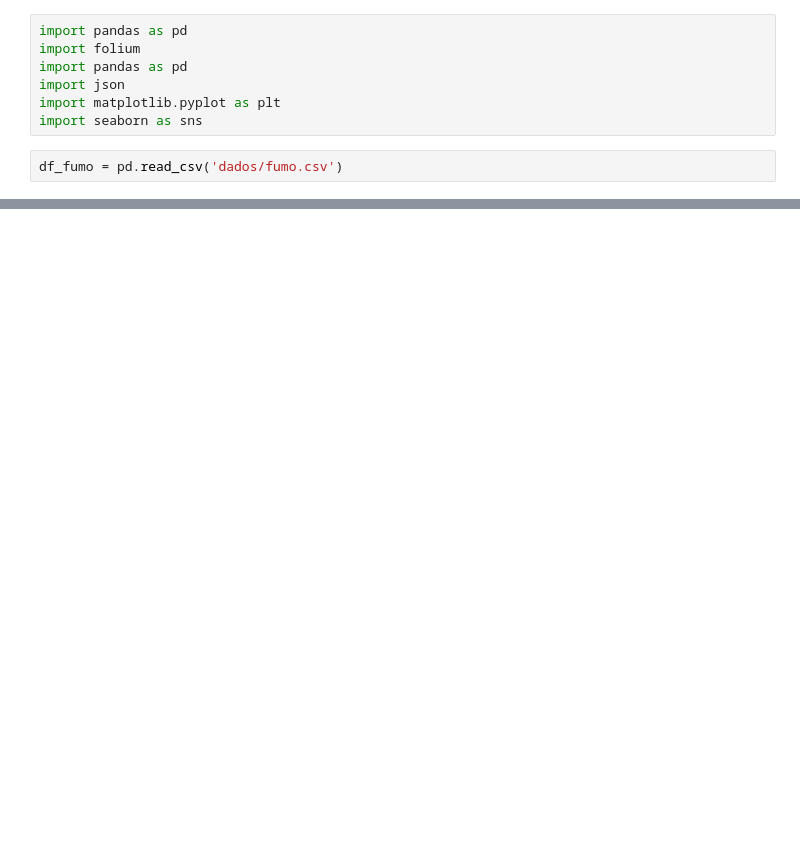
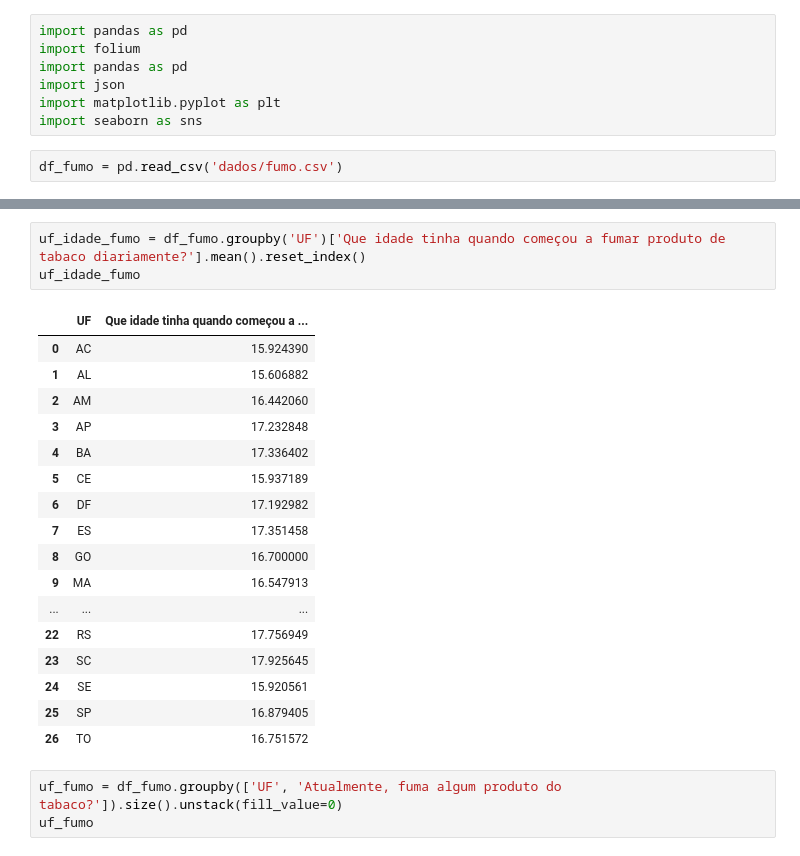
Before and after one commit to maafinotti/TCC-PNS, a Jupyter notebook: PNS_fumo.ipynb, the cells around one changed output, grey strips where cells are left out. Cells and saved outputs as stored; diff of their text form; blank space fills up the shorter version.

```diff
--- a/PNS_fumo.ipynb
+++ b/PNS_fumo.ipynb
@@ -33,0 +104,24 @@ Text(0.5, 1.0, 'Matriz de Correlação')
+# %%
+uf_idade_fumo = df_fumo.groupby('UF')['Que idade tinha quando começou a fumar produto de tabaco diariamente?'].mean().reset_index()
+uf_idade_fumo
+# %% [output]
+|  | UF | Que idade tinha quando começou a ... |
+| 0 | AC | 15.924390 |
+| 1 | AL | 15.606882 |
+| 2 | AM | 16.442060 |
+| 3 | AP | 17.232848 |
+| 4 | BA | 17.336402 |
+| 5 | CE | 15.937189 |
+| 6 | DF | 17.192982 |
+| 7 | ES | 17.351458 |
+| 8 | GO | 16.700000 |
+| 9 | MA | 16.547913 |
+| ... | ... | ... |
+| 22 | RS | 17.756949 |
+| 23 | SC | 17.925645 |
+| 24 | SE | 15.920561 |
+| 25 | SP | 16.879405 |
+| 26 | TO | 16.751572 |
+# %%
+uf_fumo = df_fumo.groupby(['UF', 'Atualmente, fuma algum produto do tabaco?']).size().unstack(fill_value=0)
+uf_fumo
```
Also changed, not shown: parts of 7 cells of this notebook, 7 other files.
